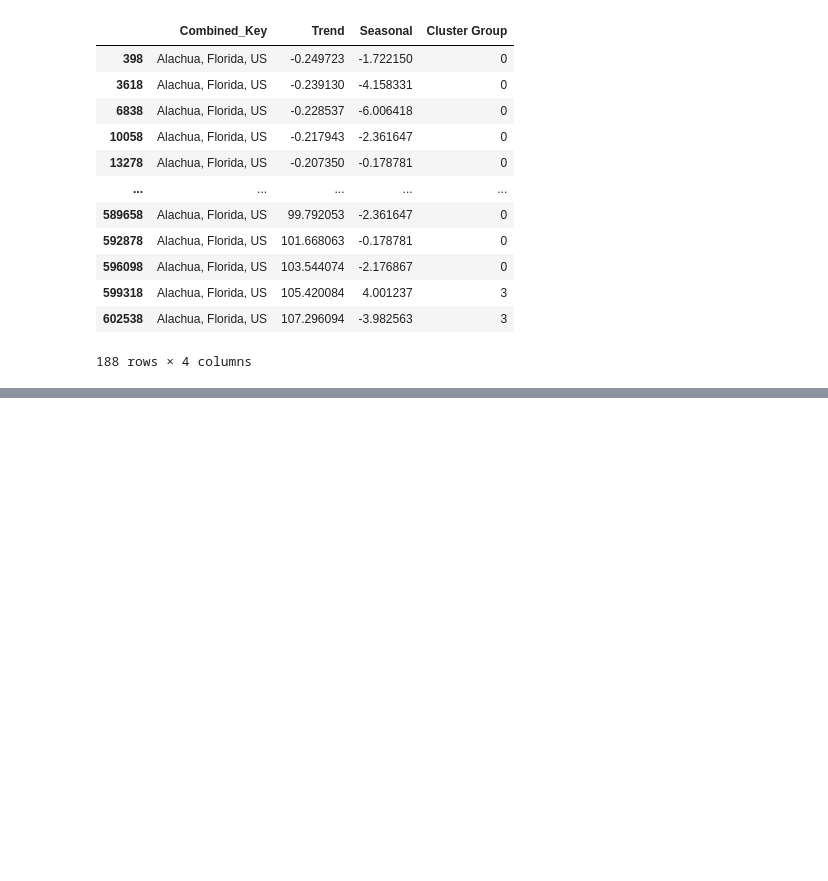
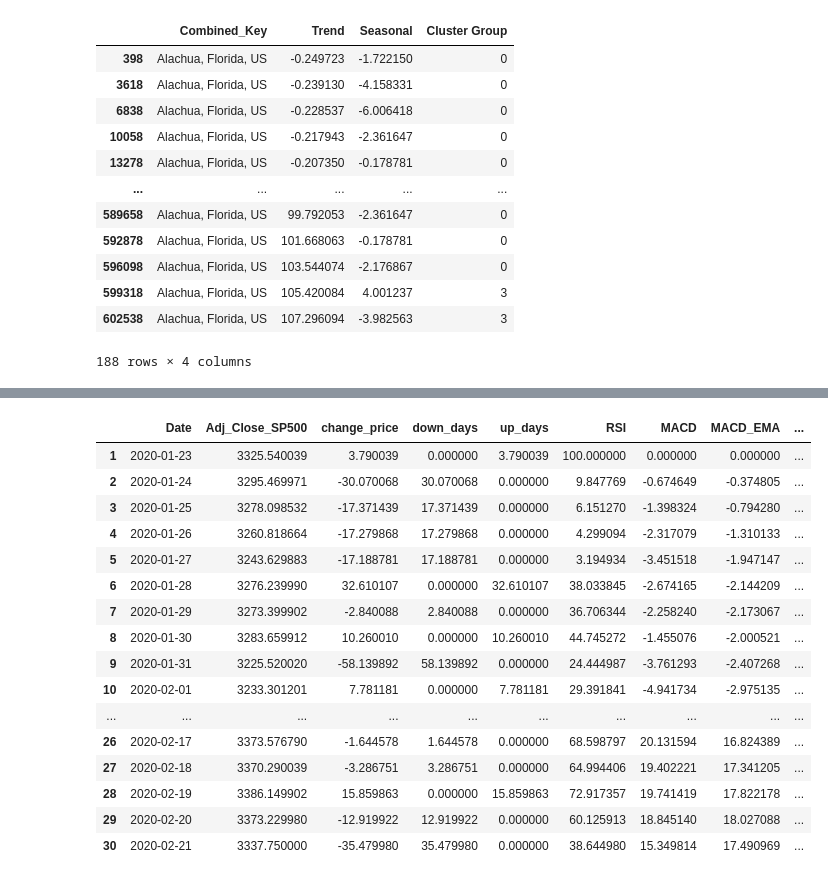
Before and after one commit to gandhimonil9823/Covid_Stock_Analysis, a Jupyter notebook: Covid_Stock.ipynb, the cells around one changed output, grey strips where cells are left out. Saved outputs shown, nothing was run; the diff lists cells and outputs as text; code cells hidden in the pictures; blank space fills up the shorter version.

```diff
--- a/Covid_Stock.ipynb
+++ b/Covid_Stock.ipynb
@@ -768,0 +776,7 @@ trend_seasonality_df_compressed.loc[trend_seasonality_df_compressed['Combined_Ke
+# %%
+df_snp500 = df_with_missing[['Date','Adj_Close_SP500']]
+
+df_snp500["change_price"] = df_snp500["Adj_Close_SP500"].diff()
+
+df_snp500 = df_snp500[1:]
+df_snp500
@@ -768,0 +849,15 @@ trend_seasonality_df_compressed.loc[trend_seasonality_df_compressed['Combined_Ke
+# %%
+# Calculate the MACD
+ema_26 = df_snp500['Adj_Close_SP500'].transform(lambda x: x.ewm(span = 26).mean())
+ema_12 = df_snp500['Adj_Close_SP500'].transform(lambda x: x.ewm(span = 12).mean())
+macd = ema_12 - ema_26
+
+# Calculate the EMA
+ema_9_macd = macd.ewm(span = 9).mean()
+
+# Store the data in the data frame.
+df_snp500['MACD'] = macd
+df_snp500['MACD_EMA'] = ema_9_macd
+
+# Print the head.
+df_snp500.head(30)
@@ -768,0 +882,27 @@ trend_seasonality_df_compressed.loc[trend_seasonality_df_compressed['Combined_Ke
+# %%
+# Calculate the Price Rate of Change
+n = 9
+
+# Calculate the Rate of Change in the Price, and store it in the Data Frame.
+df_snp500['Price_Rate_Of_Change'] = df_snp500['Adj_Close_SP500'].transform(lambda x: x.pct_change(periods = n))
+
+# Print the first 30 rows
+df_snp500.head(30)
+# %% [output]
+|  | Date | Adj_Close_SP500 | change_price | down_days | up_days | RSI | MACD | MACD_EMA | ... |
+| 1 | 2020-01-23 | 3325.540039 | 3.790039 | 0.000000 | 3.790039 | 100.000000 | 0.000000 | 0.000000 | ... |
+| 2 | 2020-01-24 | 3295.469971 | -30.070068 | 30.070068 | 0.000000 | 9.847769 | -0.674649 | -0.374805 | ... |
+| 3 | 2020-01-25 | 3278.098532 | -17.371439 | 17.371439 | 0.000000 | 6.151270 | -1.398324 | -0.794280 | ... |
+| 4 | 2020-01-26 | 3260.818664 | -17.279868 | 17.279868 | 0.000000 | 4.299094 | -2.317079 | -1.310133 | ... |
+| 5 | 2020-01-27 | 3243.629883 | -17.188781 | 17.188781 | 0.000000 | 3.194934 | -3.451518 | -1.947147 | ... |
+| 6 | 2020-01-28 | 3276.239990 | 32.610107 | 0.000000 | 32.610107 | 38.033845 | -2.674165 | -2.144209 | ... |
+| 7 | 2020-01-29 | 3273.399902 | -2.840088 | 2.840088 | 0.000000 | 36.706344 | -2.258240 | -2.173067 | ... |
+| 8 | 2020-01-30 | 3283.659912 | 10.260010 | 0.000000 | 10.260010 | 44.745272 | -1.455076 | -2.000521 | ... |
+| 9 | 2020-01-31 | 3225.520020 | -58.139892 | 58.139892 | 0.000000 | 24.444987 | -3.761293 | -2.407268 | ... |
+| 10 | 2020-02-01 | 3233.301201 | 7.781181 | 0.000000 | 7.781181 | 29.391841 | -4.941734 | -2.975135 | ... |
+| ... | ... | ... | ... | ... | ... | ... | ... | ... | ... |
+| 26 | 2020-02-17 | 3373.576790 | -1.644578 | 1.644578 | 0.000000 | 68.598797 | 20.131594 | 16.824389 | ... |
+| 27 | 2020-02-18 | 3370.290039 | -3.286751 | 3.286751 | 0.000000 | 64.994406 | 19.402221 | 17.341205 | ... |
+| 28 | 2020-02-19 | 3386.149902 | 15.859863 | 0.000000 | 15.859863 | 72.917357 | 19.741419 | 17.822178 | ... |
+| 29 | 2020-02-20 | 3373.229980 | -12.919922 | 12.919922 | 0.000000 | 60.125913 | 18.845140 | 18.027088 | ... |
+| 30 | 2020-02-21 | 3337.750000 | -35.479980 | 35.479980 | 0.000000 | 38.644980 | 15.349814 | 17.490969 | ... |
```
Also changed, not shown: parts of 11 cells of this notebook.
